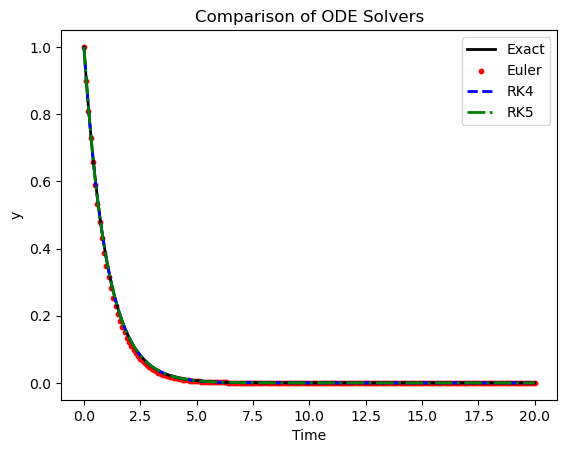
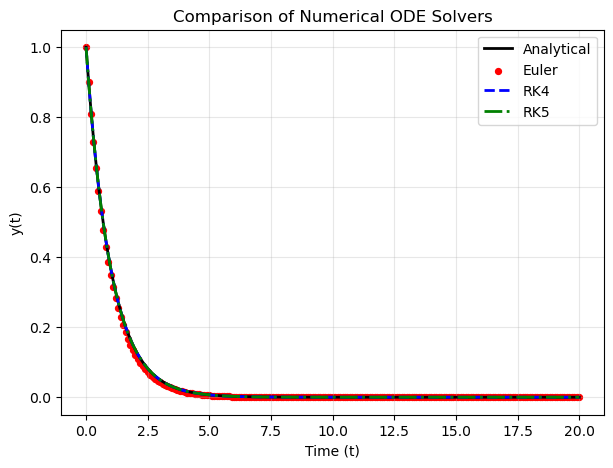
Unified diff of the notebook cell whose output changed from the first chart to the second:
--- before
+++ after
@@ -19,13 +19,24 @@
 y_exact = np.exp(-t)
 
-plt.plot(t, y_exact, color='black', linewidth=2, label="Exact")
+plt.figure(figsize=(7,5))
 
-plt.scatter(t_1, y_1, color='red', s=10, label="Euler")
+# Analytical solution
+plt.plot(t, y_exact,color='black',linewidth=2,label='Analytical')
 
-plt.plot(t_2, y_2, color='blue', linestyle='--', label="RK4")
-plt.plot(t_3, y_3, color='green', linestyle='-.', label="RK5")
-plt.xlabel("Time")
-plt.ylabel("y")
-plt.title("Comparison of ODE Solvers")
+# Euler solution
+plt.scatter(t_1, y_1,color='red',s=18,label='Euler')
+
+# RK4 solution
+plt.plot(t_2, y_2,color='blue',linestyle='--',linewidth=2,label='RK4')
+
+# RK5 solution
+plt.plot(t_3, y_3,color='green',linestyle='-.',linewidth=2,label='RK5')
+
+plt.xlabel("Time (t)")
+plt.ylabel("y(t)")
+plt.title("Comparison of Numerical ODE Solvers")
+
 plt.legend()
+plt.grid(alpha=0.3)
+
 plt.show()

Commit: added pendulum notebook